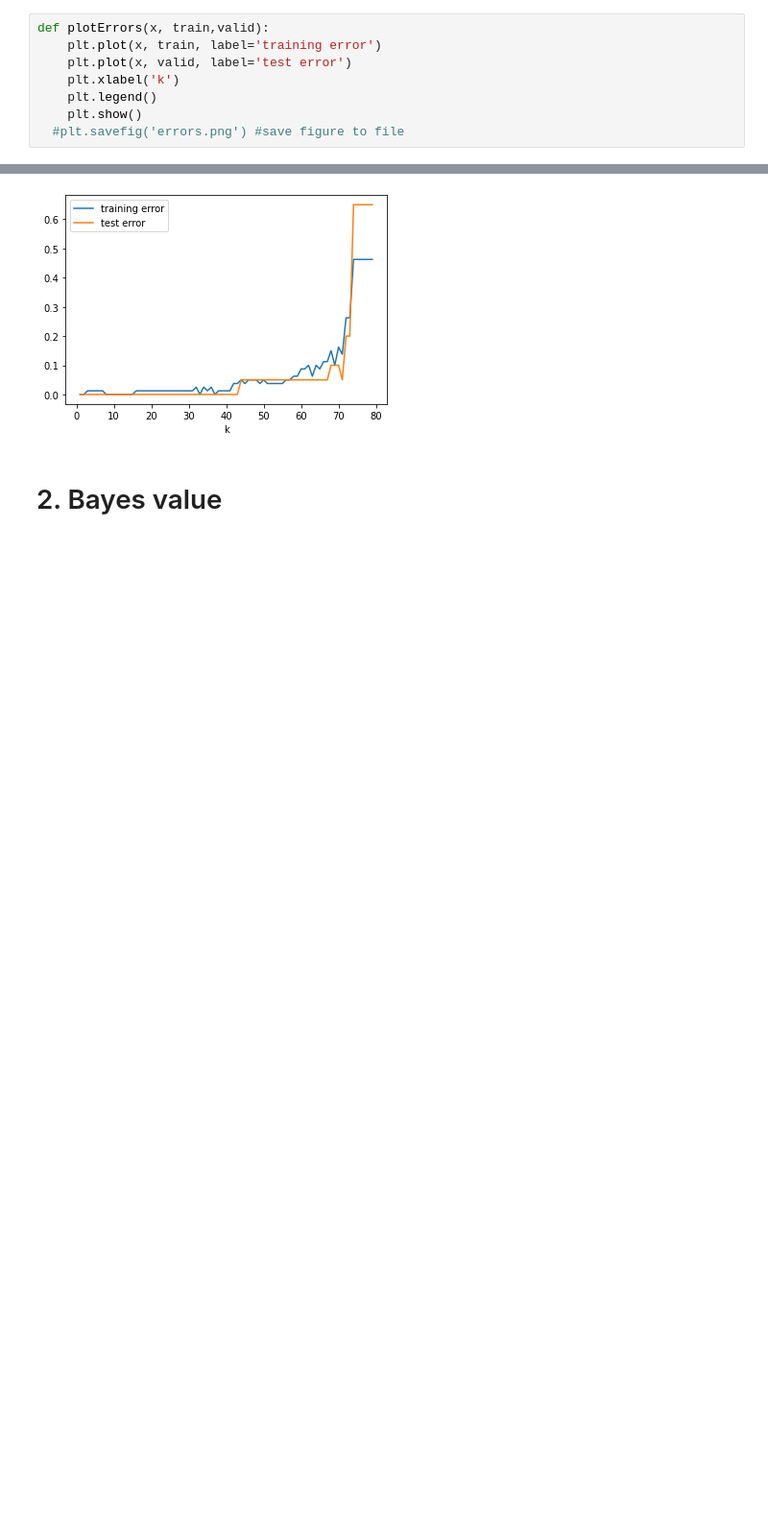
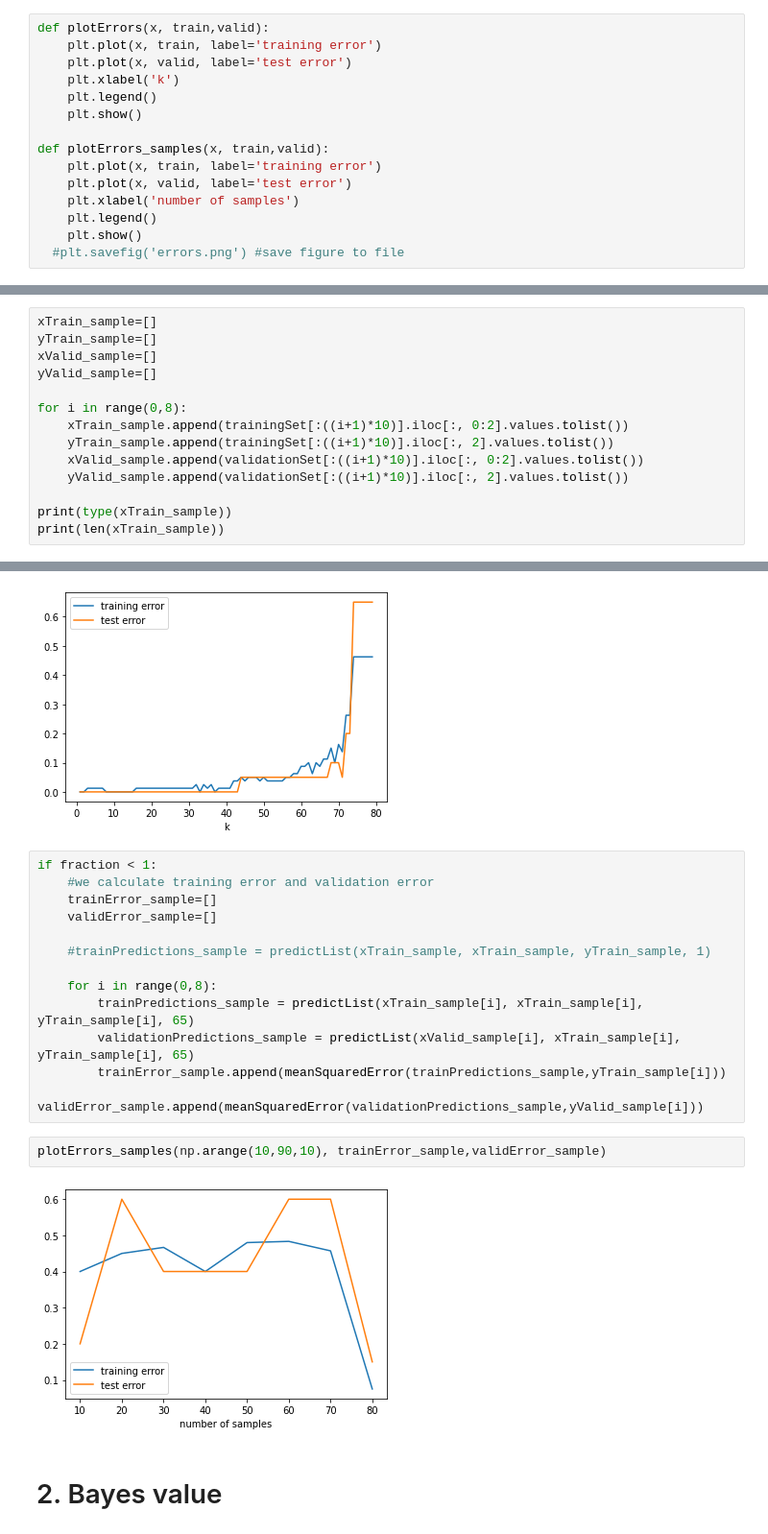
Before and after one commit to kmiec96/Modern-data-science, a Jupyter notebook: ML2021_set1.ipynb, the cells around one changed output, grey strips where cells are left out. Shown at 96% size. Cells and saved outputs as stored; diff of their text form; blank space fills up the shorter version.

```diff
--- a/ML2021_set1.ipynb
+++ b/ML2021_set1.ipynb
@@ -186,6 +186,13 @@ def plotErrors(x, train,valid):
     plt.xlabel('k')
     plt.legend()
     plt.show()
+
+def plotErrors_samples(x, train,valid):
+    plt.plot(x, train, label='training error')
+    plt.plot(x, valid, label='test error')
+    plt.xlabel('number of samples')
+    plt.legend()
+    plt.show()
   #plt.savefig('errors.png') #save figure to file
 # %%
 def divideData(dataSet, fraction):
@@ -306,0 +320,14 @@ print(validationSet.head())
+# %%
+xTrain_sample=[]
+yTrain_sample=[]
+xValid_sample=[]
+yValid_sample=[]
+
+for i in range(0,8):
+    xTrain_sample.append(trainingSet[:((i+1)*10)].iloc[:, 0:2].values.tolist())
+    yTrain_sample.append(trainingSet[:((i+1)*10)].iloc[:, 2].values.tolist())
+    xValid_sample.append(validationSet[:((i+1)*10)].iloc[:, 0:2].values.tolist())
+    yValid_sample.append(validationSet[:((i+1)*10)].iloc[:, 2].values.tolist())
+
+print(type(xTrain_sample))
+print(len(xTrain_sample))
@@ -320,6 +350,23 @@ if fraction < 1:
 plotErrors(kRange, trainError,validError)
 # %% [output]
 [figure]
+# %%
+if fraction < 1:
+    #we calculate training error and validation error
+    trainError_sample=[]
+    validError_sample=[]
+
+    #trainPredictions_sample = predictList(xTrain_sample, xTrain_sample, yTrain_sample, 1)
+
+    for i in range(0,8):
+        trainPredictions_sample = predictList(xTrain_sample[i], xTrain_sample[i], yTrain_sample[i], 65)
+        validationPredictions_sample = predictList(xValid_sample[i], xTrain_sample[i], yTrain_sample[i], 65)
+        trainError_sample.append(meanSquaredError(trainPredictions_sample,yTrain_sample[i]))
+        validError_sample.append(meanSquaredError(validationPredictions_sample,yValid_sample[i]))
+# %%
+plotErrors_samples(np.arange(10,90,10), trainError_sample,validError_sample)
+# %% [output]
+[figure, added]
 # %% [markdown]
 # 2. Bayes value
 # %% [markdown]
```
Also changed, not shown: parts of 2 cells of this notebook.
